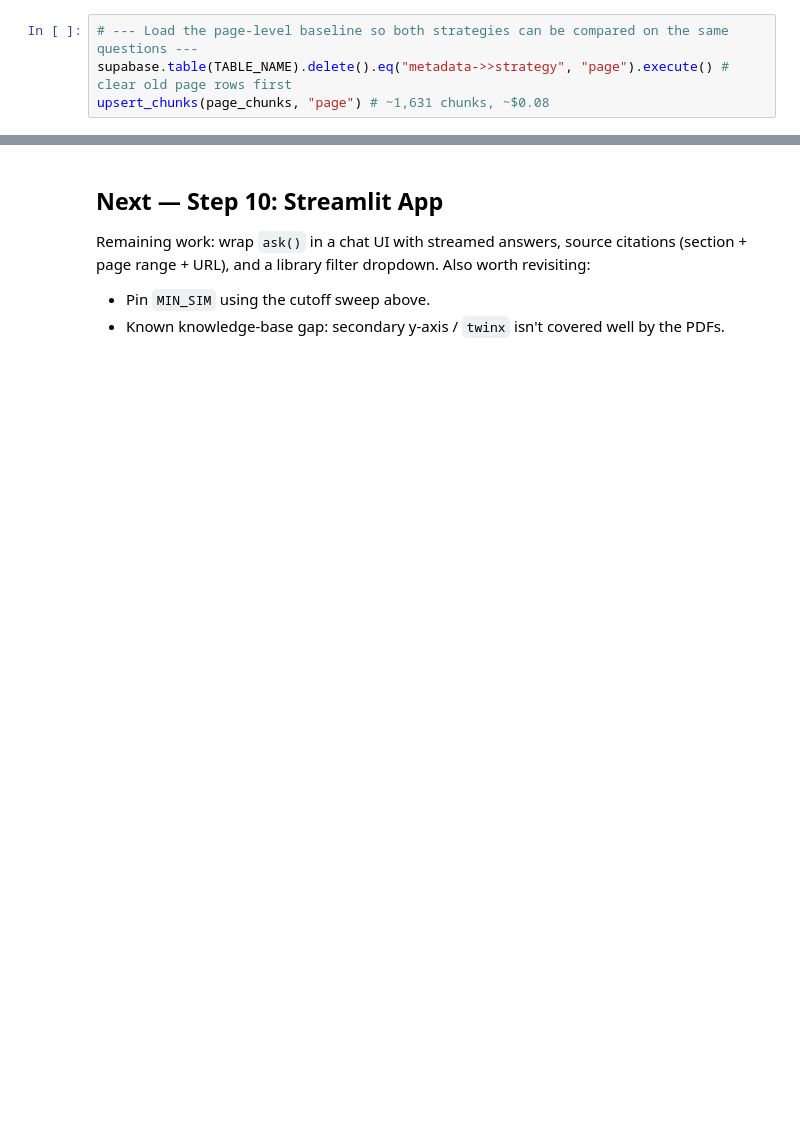
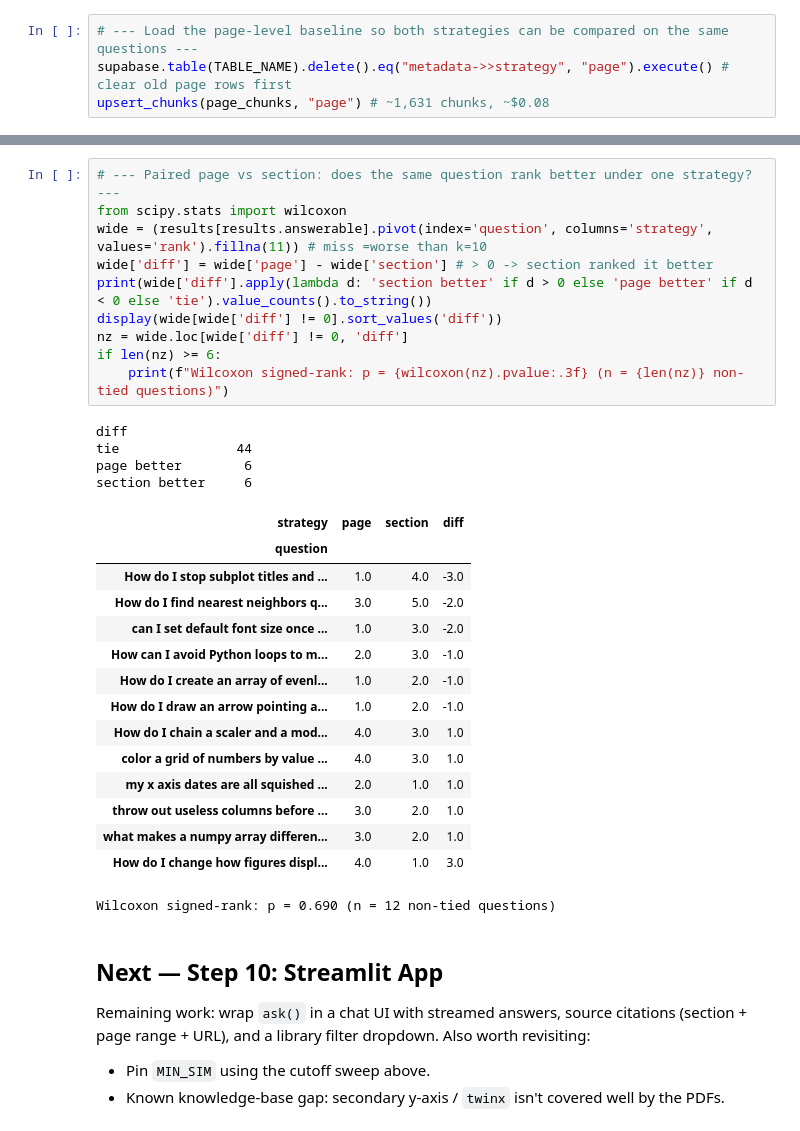
Before and after one commit to MWPerrineJr/llm_engineering-1, a Jupyter notebook: datascience_rag/datascience_rag.ipynb, the cells around one changed output, grey strips where cells are left out. Drawn from its saved outputs; the diff is of its cells as text; blank space fills up the shorter version.

```diff
--- a/datascience_rag/datascience_rag.ipynb
+++ b/datascience_rag/datascience_rag.ipynb
@@ -893,3 +952,33 @@ display(pd.DataFrame([{"cutoff": t,
+# %%
+# --- Paired page vs section: does the same question rank better under one strategy? ---
+from scipy.stats import wilcoxon
+wide = (results[results.answerable].pivot(index='question', columns='strategy', values='rank').fillna(11)) # miss =worse than k=10
+wide['diff'] = wide['page'] - wide['section'] # > 0 -> section ranked it better
+print(wide['diff'].apply(lambda d: 'section better' if d > 0 else 'page better' if d < 0 else 'tie').value_counts().to_string())
+display(wide[wide['diff'] != 0].sort_values('diff'))
+nz = wide.loc[wide['diff'] != 0, 'diff']
+if len(nz) >= 6:
+    print(f"Wilcoxon signed-rank: p = {wilcoxon(nz).pvalue:.3f} (n = {len(nz)} non-tied questions)")
+# %% [output]
+diff
+tie               44
+page better        6
+section better     6
+| strategy | page | section | diff |
+| question |  |  |  |
+| How do I stop subplot titles and ... | 1.0 | 4.0 | -3.0 |
+| How do I find nearest neighbors q... | 3.0 | 5.0 | -2.0 |
+| can I set default font size once ... | 1.0 | 3.0 | -2.0 |
+| How can I avoid Python loops to m... | 2.0 | 3.0 | -1.0 |
+| How do I create an array of evenl... | 1.0 | 2.0 | -1.0 |
+| How do I draw an arrow pointing a... | 1.0 | 2.0 | -1.0 |
+| How do I chain a scaler and a mod... | 4.0 | 3.0 | 1.0 |
+| color a grid of numbers by value ... | 4.0 | 3.0 | 1.0 |
+| my x axis dates are all squished ... | 2.0 | 1.0 | 1.0 |
+| throw out useless columns before ... | 3.0 | 2.0 | 1.0 |
+| what makes a numpy array differen... | 3.0 | 2.0 | 1.0 |
+| How do I change how figures displ... | 4.0 | 1.0 | 3.0 |
+Wilcoxon signed-rank: p = 0.690 (n = 12 non-tied questions)
 # %% [markdown]
 ## Next — Step 10: Streamlit App
 
```
Also changed, not shown: parts of 9 cells of this notebook, 1 other file.
